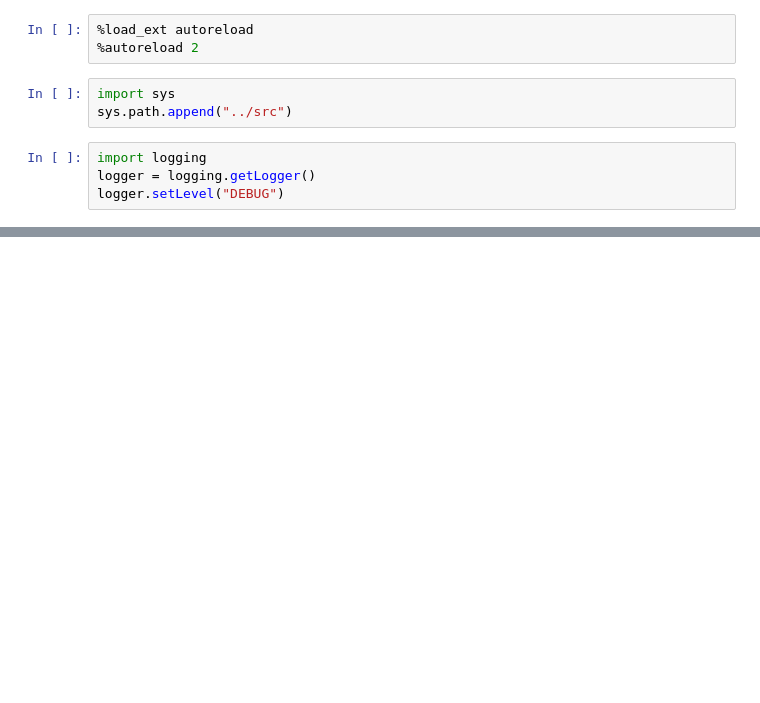
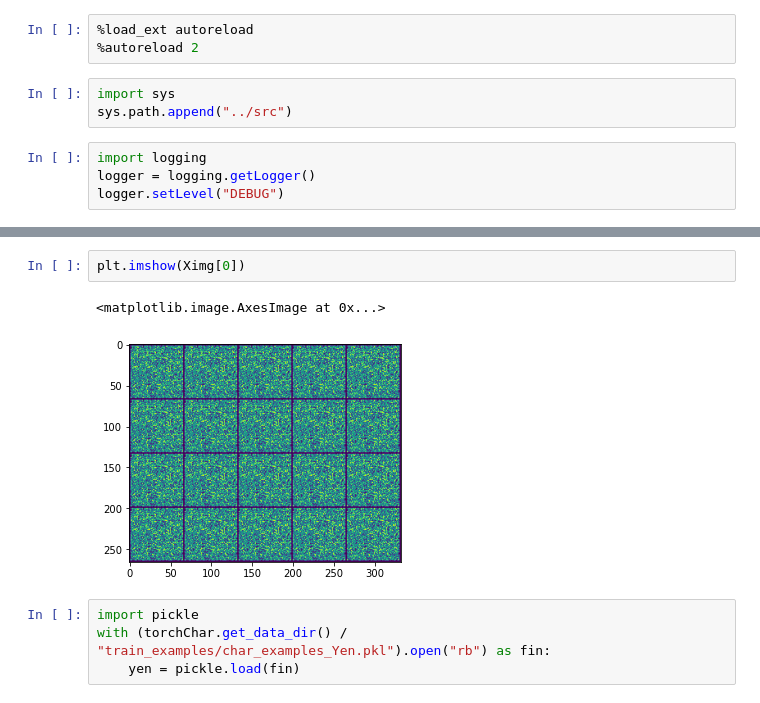
Before and after one commit to seantyh/torchChar, a Jupyter notebook: notebooks/04-nn-internal.ipynb, the cells around one changed output, grey strips where cells are left out. Cells and saved outputs as stored; diff of their text form; blank space fills up the shorter version.

```diff
--- a/notebooks/04-nn-internal.ipynb
+++ b/notebooks/04-nn-internal.ipynb
@@ -18,0 +92,9 @@ AttributeError: module 'torchChar' has no attribute 'get_model_dir'
+# %%
+plt.imshow(Ximg[0])
+# %% [output]
+<matplotlib.image.AxesImage at 0x...>
+[figure, added]
+# %%
+import pickle
+with (torchChar.get_data_dir() / "train_examples/char_examples_Yen.pkl").open("rb") as fin:
+    yen = pickle.load(fin)
```
Also changed, not shown: parts of 12 cells of this notebook, 5 other files.
